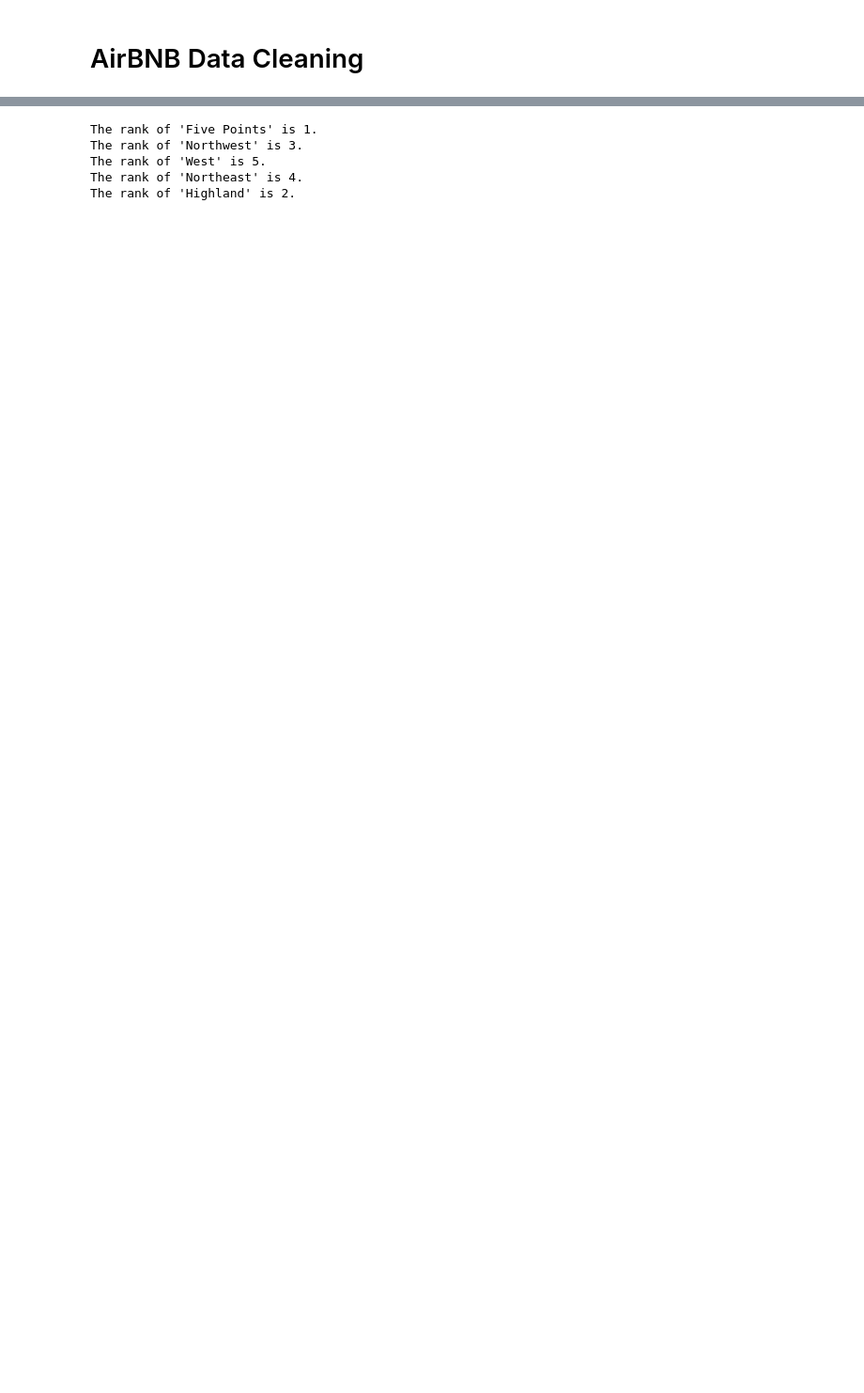
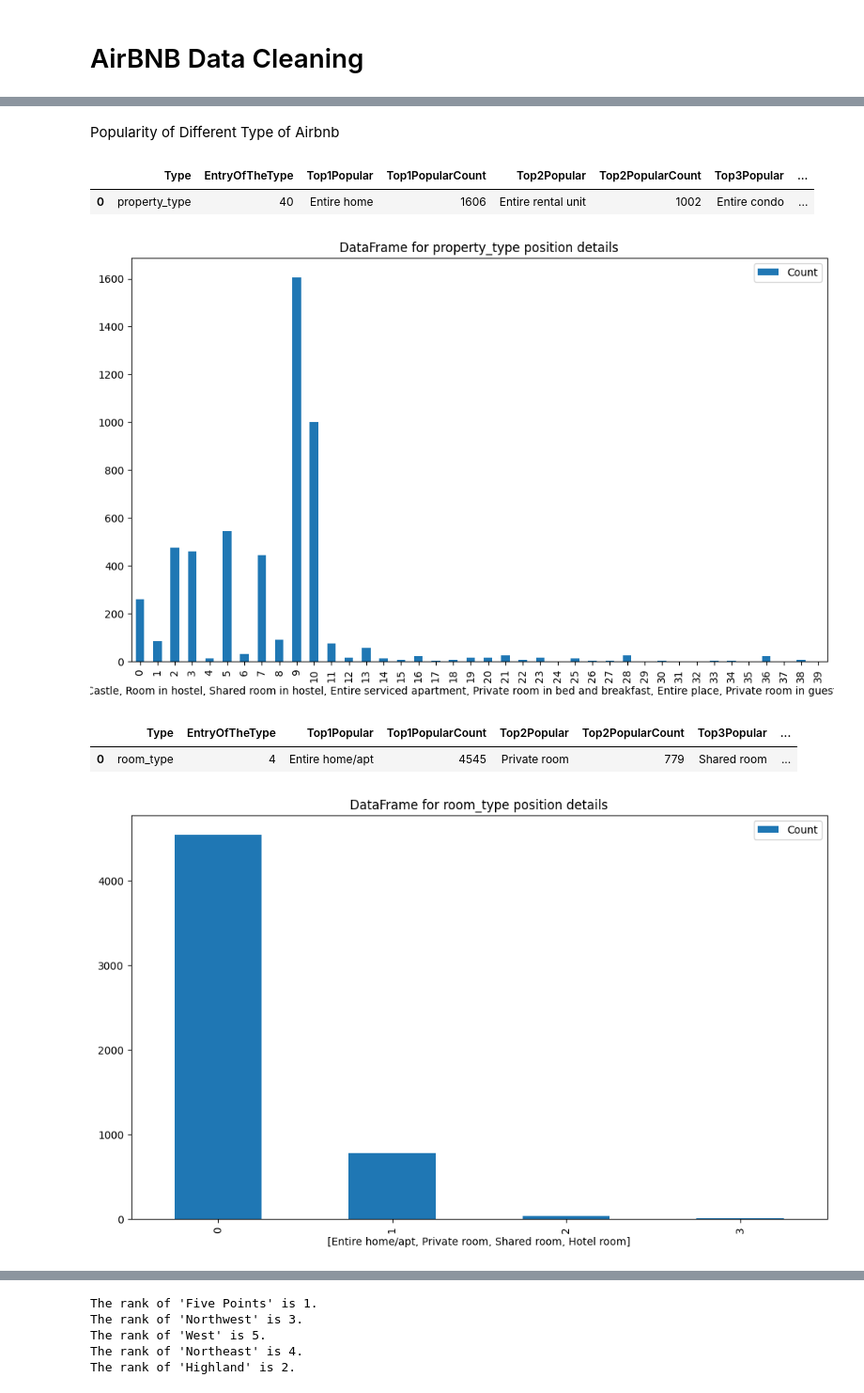
Before and after one commit to mdipinto1/m.c-squared, a Jupyter notebook: map_notebook_cz.ipynb, the cells around one changed output, grey strips where cells are left out. Shown at 94% size. Drawn from its saved outputs; the diff is of its cells as text; code cells hidden in the pictures; blank space fills up the shorter version.

```diff
--- a/map_notebook_cz.ipynb
+++ b/map_notebook_cz.ipynb
@@ -193,0 +193,13 @@ Index(['description', 'neighborhood_overview', 'host_neighbourhood',
+# %% [markdown]
+Popularity of Different Type of Airbnb
+# %%
+#House Model Popularity For Denver
+HouseModelColumn=['id','property_type',
+       'room_type', 'accommodates', 'bathrooms_text', 'bedrooms', 'beds',
+       'price', 'number_of_reviews',
+       'review_scores_rating', 'review_scores_accuracy',
+       'instant_bookable',
+       'calculated_host_listings_count', 'reviews_per_month'
+]
+DenverHouseModel=airbnb_df[HouseModelColumn]
+LondonHouseModel=bnbCleanLon[HouseModelColumn]
@@ -193,0 +294,39 @@ Index(['description', 'neighborhood_overview', 'host_neighbourhood',
+# %%
+#Method to combine plot and top data information
+def columnDetail(columnList, dataframe):
+    # Start by processing the 'property_type' column
+    first_column = columnList[0]
+    data_dict = calcColumn(dataframe, first_column)
+    df = pd.DataFrame(data_dict)
+    # Assuming you have a plotColumn function to create plots
+    plot = plotColumn(dataframe, first_column)
+
+    # Display the DataFrame and plot for 'property_type' column
+    #print(f"Statistics for column: {first_column}")
+    display(df)
+    #print(f"Plot for column: {first_column}")
+    plt.show()
+
+    # Loop through and process the remaining columns
+    for column in columnList[1:]:
+        data_dict = calcColumn(dataframe, column)
+        df = pd.DataFrame(data_dict)
+        # Assuming you have a plotColumn function to create plots
+        plot = plotColumn(dataframe, column)
+
+        # Display the DataFrame and plot for the current column
+        #print(f"Statistics for column: {column}")
+        display(df)
+        #print(f"Plot for column: {column}")
+        plt.show()
+# %%
+#show the top data as well as plot the overall information for different type of coloumn
+columnToBeCount = ['property_type', 'room_type', 'accommodates', 'bedrooms', 'beds', 'price']
+columnDetail(columnToBeCount, DenverHouseModel)
+# %% [output]
+|  | Type | EntryOfTheType | Top1Popular | Top1PopularCount | Top2Popular | Top2PopularCount | Top3Popular | ... |
+| 0 | property_type | 40 | Entire home | 1606 | Entire rental unit | 1002 | Entire condo | ... |
+[figure, added]
+|  | Type | EntryOfTheType | Top1Popular | Top1PopularCount | Top2Popular | Top2PopularCount | Top3Popular | ... |
+| 0 | room_type | 4 | Entire home/apt | 4545 | Private room | 779 | Shared room | ... |
+[figure, added]
```
Also changed, not shown: parts of 50 cells of this notebook.
